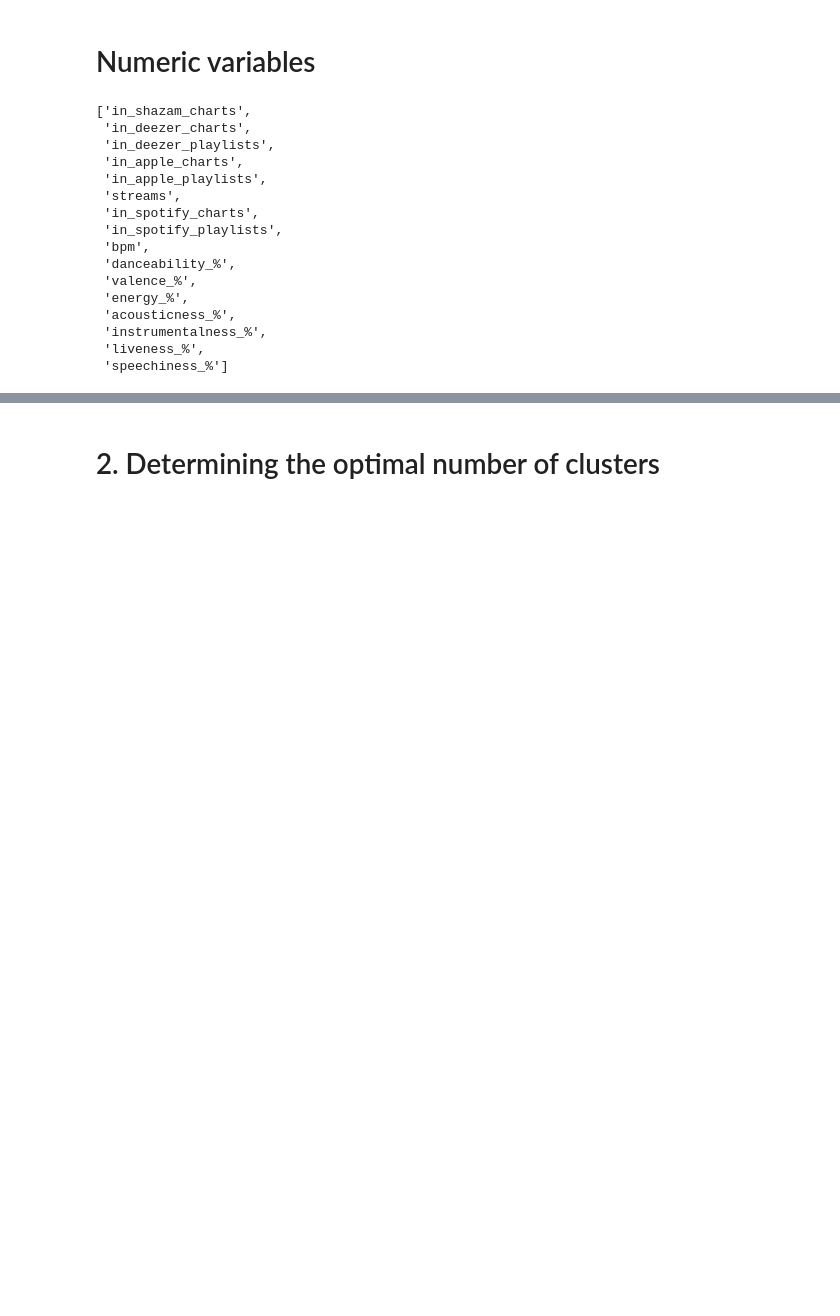
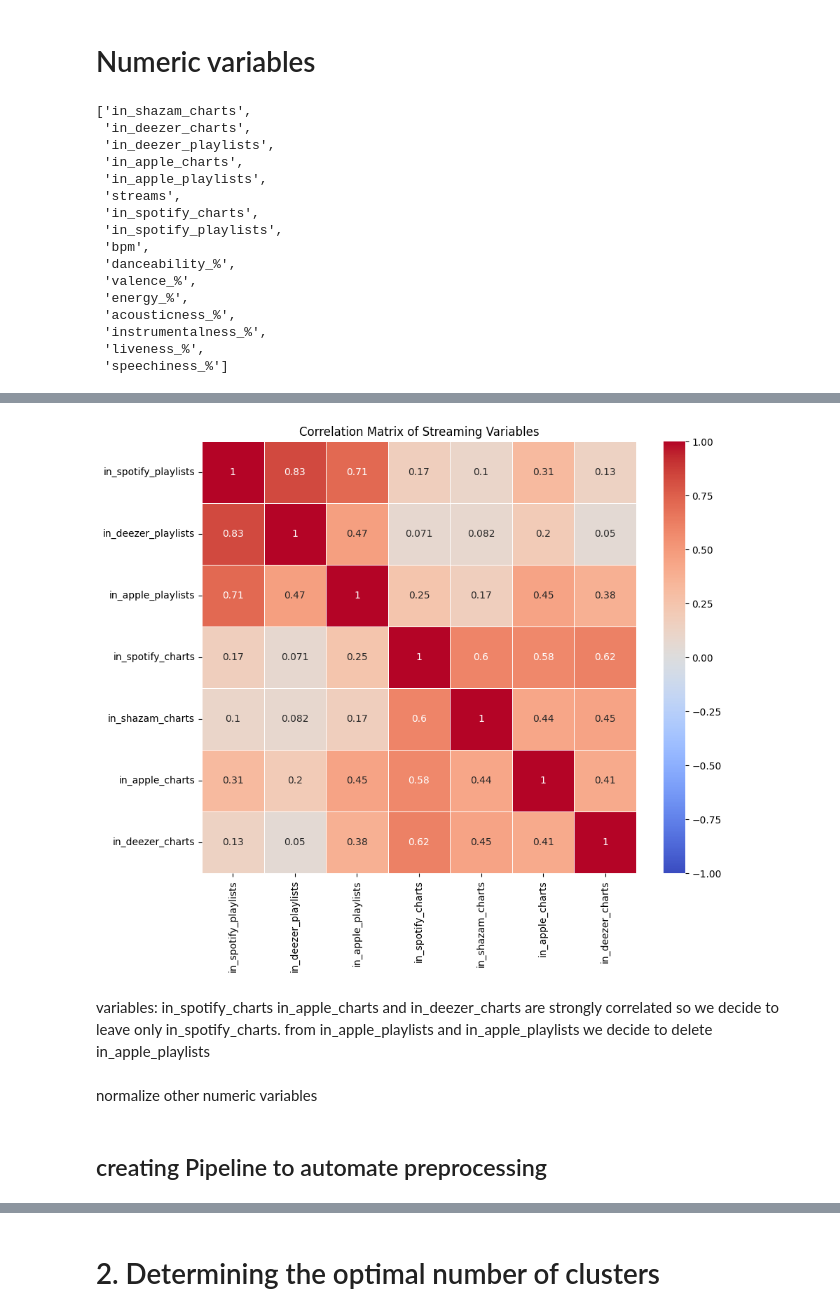
Before and after one commit to nataliachoszczyk/spotify-songs-clustering, a Jupyter notebook: FE_modelling_KM2/modelling_N.ipynb, the cells around one changed output, grey strips where cells are left out. Saved outputs shown, nothing was run; the diff lists cells and outputs as text; code cells hidden in the pictures; blank space fills up the shorter version.

```diff
--- a/FE_modelling_KM2/modelling_N.ipynb
+++ b/FE_modelling_KM2/modelling_N.ipynb
@@ -214,0 +221,14 @@ todo
+# %%
+# function to make dictionary of artists popularity by avg value of streams column. This step should be done on modelling dataset
+# and this dictionary should be used on validating dataset
+def split_artists(df, artist_col='artist(s)_name'):
+    df_expanded = df.copy()
+    df_expanded[artist_col] = df_expanded[artist_col].str.split(',')
+    df_expanded = df_expanded.explode(artist_col)
+    df_expanded[artist_col] = df_expanded[artist_col].str.lower().str.replace(' ', '')
+    return df_expanded.reset_index(drop=True)
+def calculate_mean_streams(df, artist_col='artist(s)_name', streams_col='streams'):
+    mean_streams = df.groupby(artist_col)[streams_col].mean()
+    return mean_streams.to_dict()
+# %%
+popularity = calculate_mean_streams(split_artists(spotify_df))
@@ -214,0 +255,21 @@ todo
+# %%
+#function to assign song to most popular artist
+def process_artists(df, artist_avg_streams, artist_col='artist(s)_name', artist_count_col='artist_count'):
+    def get_top_artist(artists, artist_avg_streams):
+        artists = [artist.lower().replace(' ', '') for artist in artists]
+        valid_artists = [artist for artist in artists if artist in artist_avg_streams]
+        if valid_artists:
+            top_artist = max(valid_artists, key=lambda artist: artist_avg_streams[artist])
+        else:
+            top_artist = random.choice(artists)
+        return top_artist
+    processed_df = df.copy()
+    for i, row in processed_df.iterrows():
+        artists = row[artist_col].split(',')
+        top_artist = get_top_artist(artists, artist_avg_streams)
+        processed_df.at[i, artist_col] = top_artist
+
+    return processed_df
+# %%
+spotify_df = process_artists(spotify_df,popularity)
+spotify_df[spotify_df['artist(s)_name'].str.contains('kanye', case=False, na=False)]
@@ -252,0 +351,12 @@ spotify_df[spotify_df.topic == 'other']
+# %%
+correlation_matrix = spotify_df[['in_spotify_playlists', 'in_deezer_playlists', 'in_apple_playlists','in_spotify_charts','in_shazam_charts', 'in_apple_charts', 'in_deezer_charts']].corr()
+
+plt.figure(figsize=(10, 8))
+sns.heatmap(correlation_matrix, annot=True, cmap='coolwarm', linewidths=0.5,vmin=-1,vmax=1)
+plt.title('Correlation Matrix of Streaming Variables')
+plt.show()
+# %% [output]
+[figure, added]
+# %% [markdown]
+variables: in_spotify_charts in_apple_charts and in_deezer_charts are strongly correlated so we decide to leave only in_spotify_charts.
+from in_apple_playlists and in_apple_playlists we decide to delete in_apple_playlists
@@ -252,0 +365,2 @@ spotify_df[spotify_df.topic == 'other']
+# %% [markdown]
+normalize other numeric variables
@@ -252,0 +383,2 @@ spotify_df[spotify_df.topic == 'other']
+# %% [markdown]
+## creating Pipeline to automate preprocessing
```
Also changed, not shown: parts of 15 cells of this notebook.
